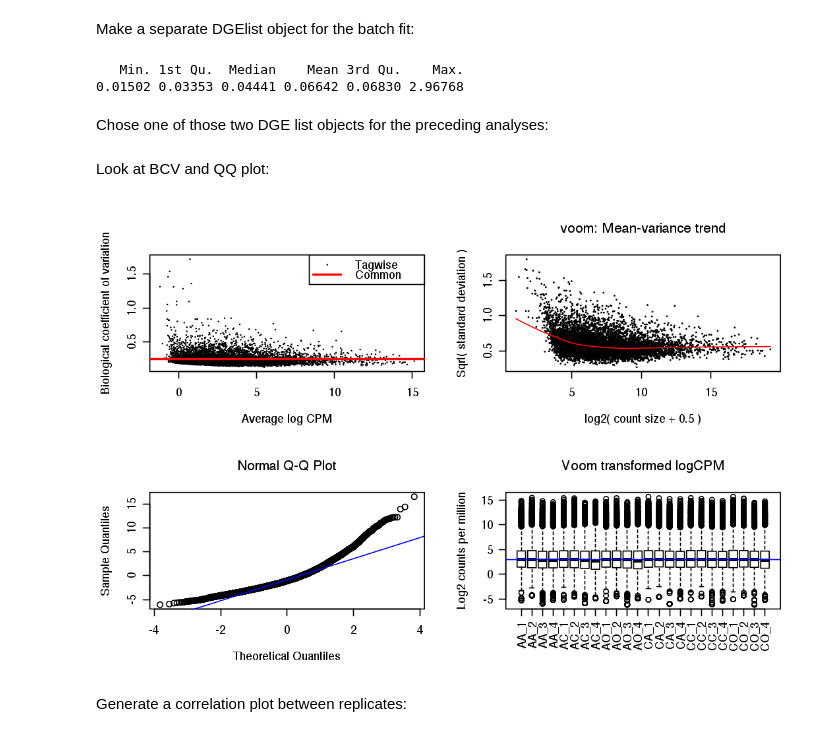
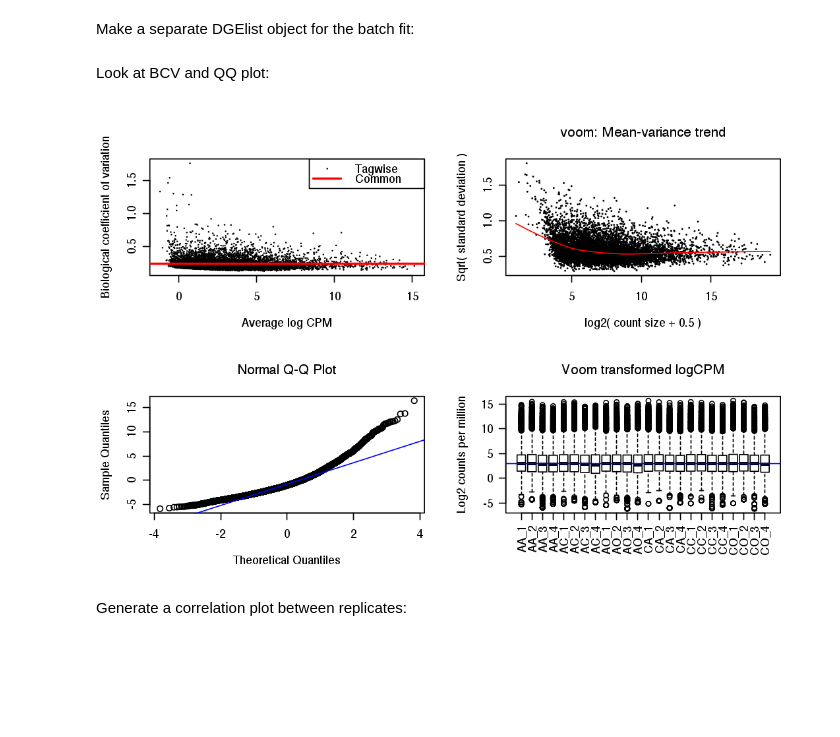
Before and after one commit to YazBraimah/Axenic.PM, a Jupyter notebook: Yasir_R_analysis_pipeline.ipynb, the cells around one changed output. Cells and saved outputs as stored; diff of their text form; code cells hidden in the pictures; blank space fills up the shorter version.

```diff
--- a/Yasir_R_analysis_pipeline.ipynb
+++ b/Yasir_R_analysis_pipeline.ipynb
@@ -232,29 +236,2 @@ summary(dgeList_lrt_q$tagwise.dispersion)
 # %% [markdown]
 Make a separate DGElist object for the batch fit:
-# %%
-dgeList_batch <- DGEList(counts = countsKeep_bt2, group = groups)
-dgeList_batch <- calcNormFactors(dgeList_batch)
-dgeList_batch <- estimateGLMCommonDisp(dgeList_batch, design_batch)
-dgeList_batch <- estimateGLMTagwiseDisp(dgeList_batch, design_batch)
-dgeList_batch_fit <- glmQLFit(dgeList_batch, design_batch)
-summary(dgeList_batch$tagwise.dispersion)
-
-# ## Obtain the residuals with RUVseq
-# set3 <- newSeqExpressionSet(as.matrix(round(countsKeep_bt2)), phenoData = data.frame(groups, row.names=colnames(countsKeep_bt2)))
-# res <- residuals(dgeList_batch_fit, type="deviance")
-# set4 <- RUVr(set3, rownames(countsKeep_bt2), k=1, res)
-# design_batch <- model.matrix(~ 0 + groups + W_1, data=pData(set4))
-# colnames(design_batch) = gsub("groups", "", colnames(design_batch))
-
-# ## Apply residuals to new dgeList object
-# dgeList_batch <- DGEList(counts = counts(set4), group = groups)
-# dgeList_batch <- calcNormFactors(dgeList_batch)
-# dgeList_batch <- estimateGLMCommonDisp(dgeList_batch, design_batch)
-# dgeList_batch <- estimateGLMTagwiseDisp(dgeList_batch, design_batch)
-# dgeList_batch_fit <- glmQLFit(dgeList_batch, design_batch)
-# summary(dgeList_batch$tagwise.dispersion)
-# %% [output]
-   Min. 1st Qu.  Median    Mean 3rd Qu.    Max.
-0.01502 0.03353 0.04441 0.06642 0.06830 2.96768
-# %% [markdown]
-Chose one of those two DGE list objects for the preceding analyses:
@@ -271,21 +243,21 @@ Look at BCV and QQ plot:
 # %%
 options(repr.plot.width = 9, repr.plot.height = 6)
 par(mfrow=c(2,2))
 # Biological coefficient of variation
 plotBCV(dgeList)
 # mean-variance trend
-virgin.voom = voom(dgeList, design, plot=TRUE)
+voom = voom(dgeList, design_batch, plot=TRUE)
 # QQ-plot
 g.v <- gof(dgeList_fit)
 z.v <- zscoreGamma(g.v$gof.statistics,shape=g.v$df/2,scale=2)
 qqnorm(z.v); qqline(z.v, col = 4,lwd=1,lty=1)
 # log2 transformed and normalize boxplot of counts across samples
-boxplot(virgin.voom$E, xlab="", ylab="Log2 counts per million",las=2,main="Voom transformed logCPM")
-abline(h=median(virgin.voom$E),col="blue")
+boxplot(voom$E, xlab="", ylab="Log2 counts per million",las=2,main="Voom transformed logCPM")
+abline(h=median(voom$E),col="blue")
 
-rm(virgin.voom, g.v, z.v)
+rm(voom, g.v, z.v)
 # %% [output]
-[figure, old version]
+[figure, new version]
 # %% [markdown]
 Generate a correlation plot between replicates:
 # %%
```
Also changed, not shown: parts of 128 cells of this notebook.
